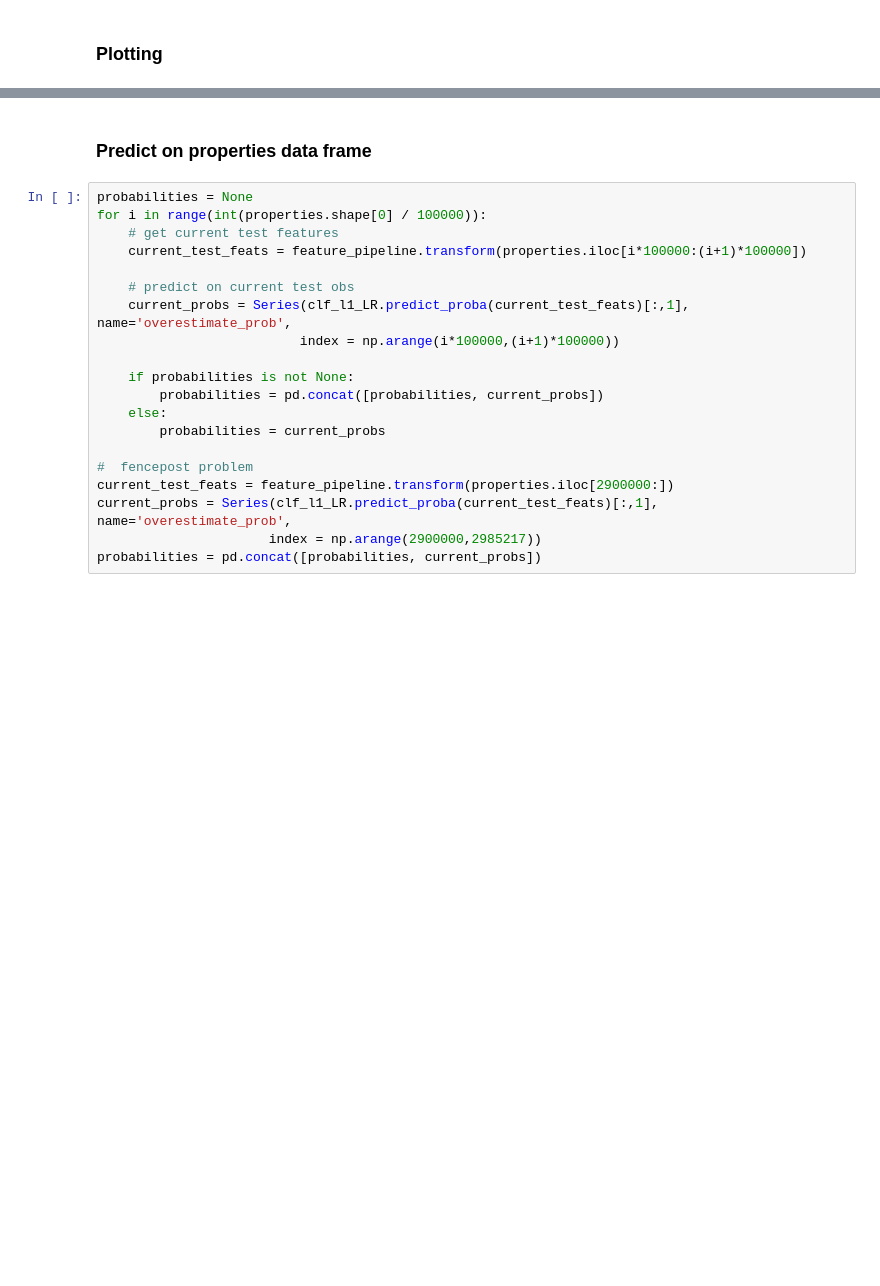
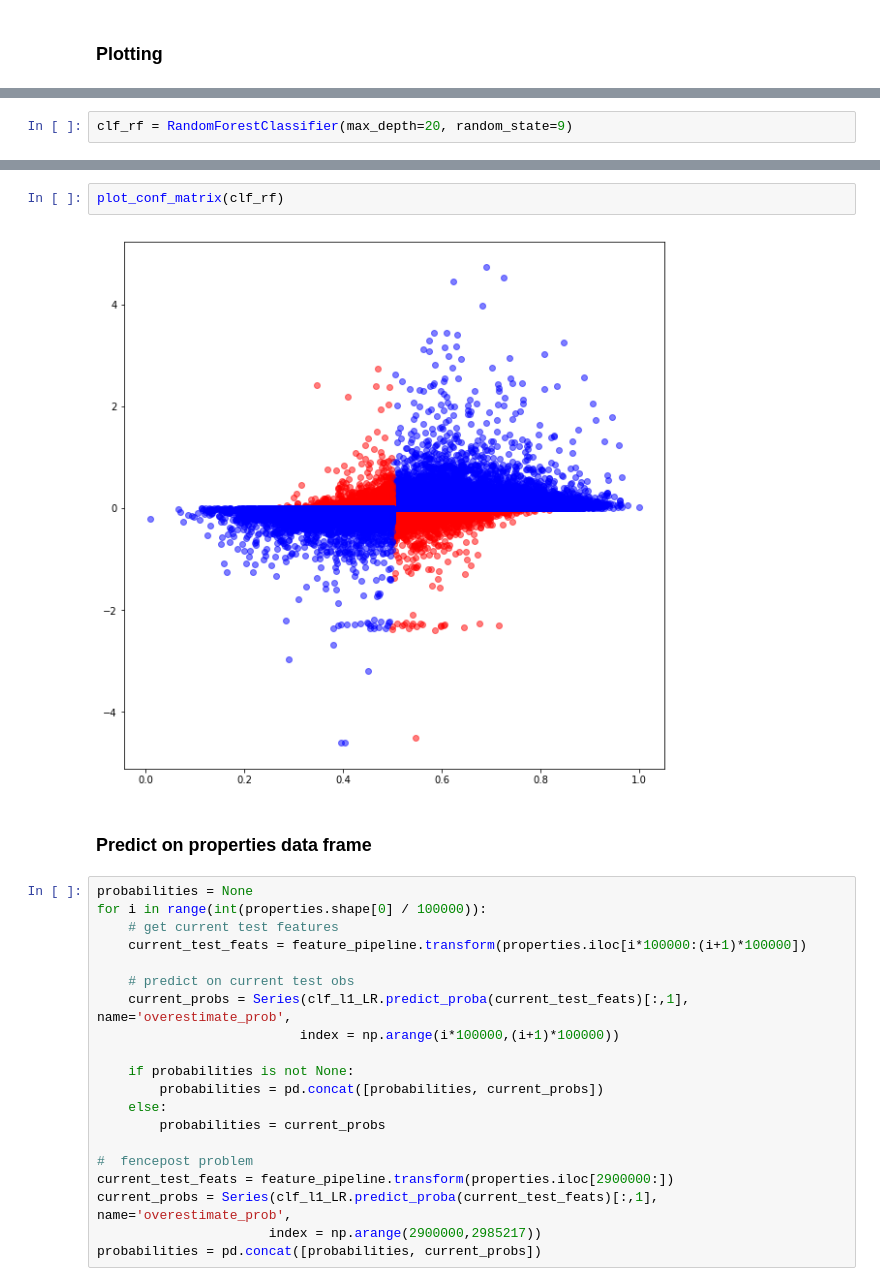
Before and after one commit to vafajardo/Zillow, a Jupyter notebook: Notebooks/Classification - Overestimation.ipynb, the cells around one changed output, grey strips where cells are left out. Drawn from its saved outputs; the diff is of its cells as text; blank space fills up the shorter version.

```diff
--- a/Notebooks/Classification - Overestimation.ipynb
+++ b/Notebooks/Classification - Overestimation.ipynb
@@ -142,0 +160,2 @@ plt.scatter(clf_l1_LR.predict_proba(X)[true_negatives,1], data.iloc[true_negativ
+# %%
+clf_rf = RandomForestClassifier(max_depth=20, random_state=9)
@@ -143,3 +180,7 @@ plt.scatter(clf_l1_LR.predict_proba(X)[true_negatives,1], data.iloc[true_negativ
+# %%
+plot_conf_matrix(clf_rf)
+# %% [output]
+[figure, added]
 # %% [markdown]
 ### Predict on properties data frame
 # %%
```
Also changed, not shown: parts of 12 cells of this notebook.
